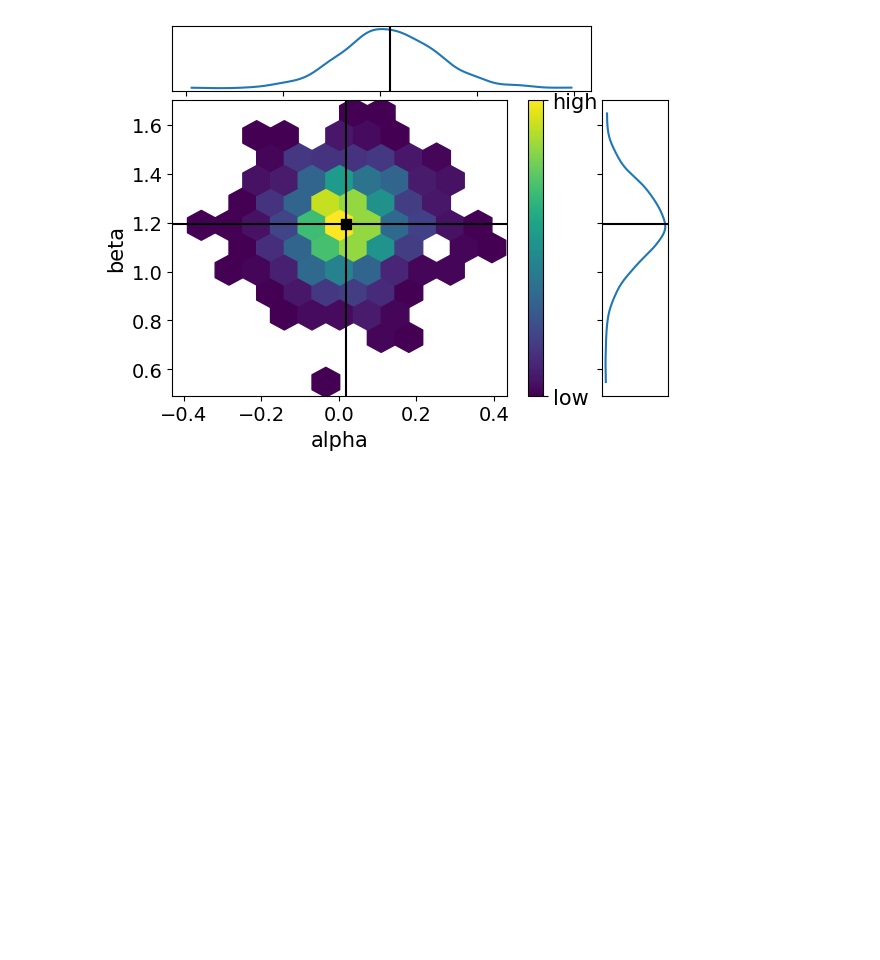
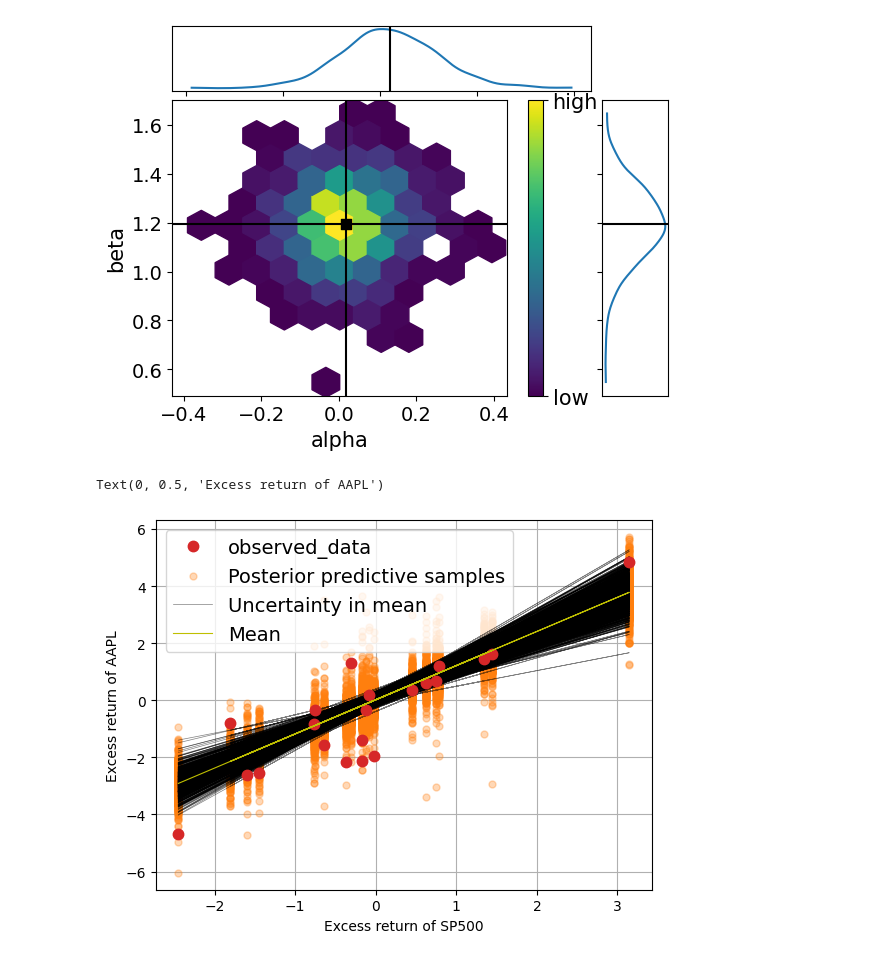
Before and after one commit to 892nske/pmlfin, a Jupyter notebook: ch7.ipynb, the cells around one changed output. Cells and saved outputs as stored; diff of their text form; code cells hidden in the pictures; blank space fills up the shorter version.

```diff
--- a/ch7.ipynb
+++ b/ch7.ipynb
@@ -140,3 +140,18 @@ array([[<AxesSubplot: >, None],
        [<AxesSubplot: xlabel='alpha', ylabel='beta'>, <AxesSubplot: >]],
       dtype=object)
 [figure]
+# %%
+feature_train = idata.constant_data['feature']
+target_train = idata.constant_data['target']
+# %%
+prior_target = idata.prior['alpha'] + idata.prior['beta']*feature_train
+prior_predictive = idata.prior_predictive['target_likelihood']
+# %%
+fig, ax = plt.subplots()
+
+az.plot_lm(idata=idata,x=feature_train,y=target_train,num_samples=1000,y_model=prior_target,y_hat=prior_predictive,axes=ax)
+ax.set_xlabel('Excess return of SP500')
+ax.set_ylabel('Excess return of AAPL')
+# %% [output]
+Text(0, 0.5, 'Excess return of AAPL')
+[figure, added]
```
Also changed, not shown: parts of 1 cell of this notebook, 5 other files.
